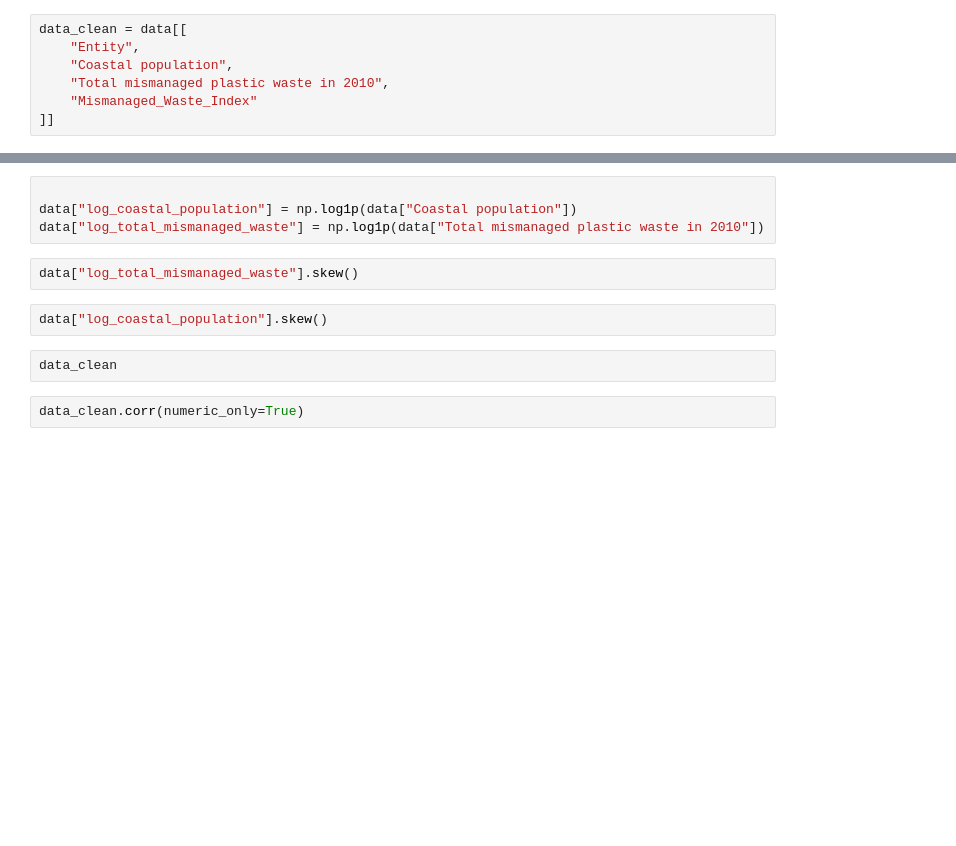
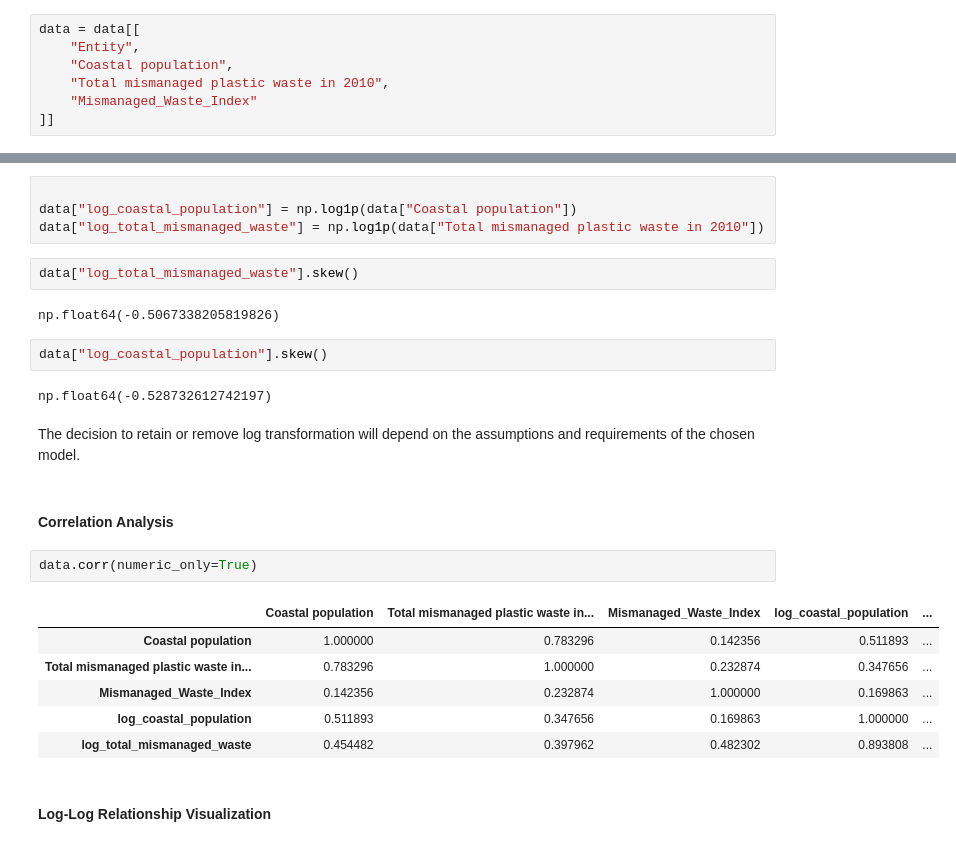
Before and after one commit to DhanyaSvit/Marine-Plastic-Pollution-Estimator, a Jupyter notebook: notebooks/01_jambeck_preprocessing.ipynb, the cells around one changed output, grey strips where cells are left out. Saved outputs shown, nothing was run; the diff lists cells and outputs as text; blank space fills up the shorter version.

```diff
--- a/notebooks/01_jambeck_preprocessing.ipynb
+++ b/notebooks/01_jambeck_preprocessing.ipynb
@@ -47,5 +136,5 @@ data.describe()
 # %%
-data_clean = data[[
+data = data[[
     "Entity",
     "Coastal population",
     "Total mismanaged plastic waste in 2010",
@@ -66,12 +165,27 @@ data["log_coastal_population"] = np.log1p(data["Coastal population"])
 data["log_total_mismanaged_waste"] = np.log1p(data["Total mismanaged plastic waste in 2010"])
 # %%
 data["log_total_mismanaged_waste"].skew()
+# %% [output]
+np.float64(-0.5067338205819826)
 # %%
 data["log_coastal_population"].skew()
+# %% [output]
+np.float64(-0.528732612742197)
-# %%
-data_clean
+# %% [markdown]
+The decision to retain or remove log transformation will depend on the assumptions and requirements of the chosen model.
+# %% [markdown]
+#### Correlation Analysis
 # %%
-data_clean.corr(numeric_only=True)
+data.corr(numeric_only=True)
+# %% [output]
+|  | Coastal population | Total mismanaged plastic waste in... | Mismanaged_Waste_Index | log_coastal_population | ... |
+| Coastal population | 1.000000 | 0.783296 | 0.142356 | 0.511893 | ... |
+| Total mismanaged plastic waste in... | 0.783296 | 1.000000 | 0.232874 | 0.347656 | ... |
+| Mismanaged_Waste_Index | 0.142356 | 0.232874 | 1.000000 | 0.169863 | ... |
+| log_coastal_population | 0.511893 | 0.347656 | 0.169863 | 1.000000 | ... |
+| log_total_mismanaged_waste | 0.454482 | 0.397962 | 0.482302 | 0.893808 | ... |
+# %% [markdown]
+#### Log-Log Relationship Visualization
 # %%
 import seaborn as sns
 import matplotlib.pyplot as plt
```
Also changed, not shown: parts of 18 cells of this notebook.
